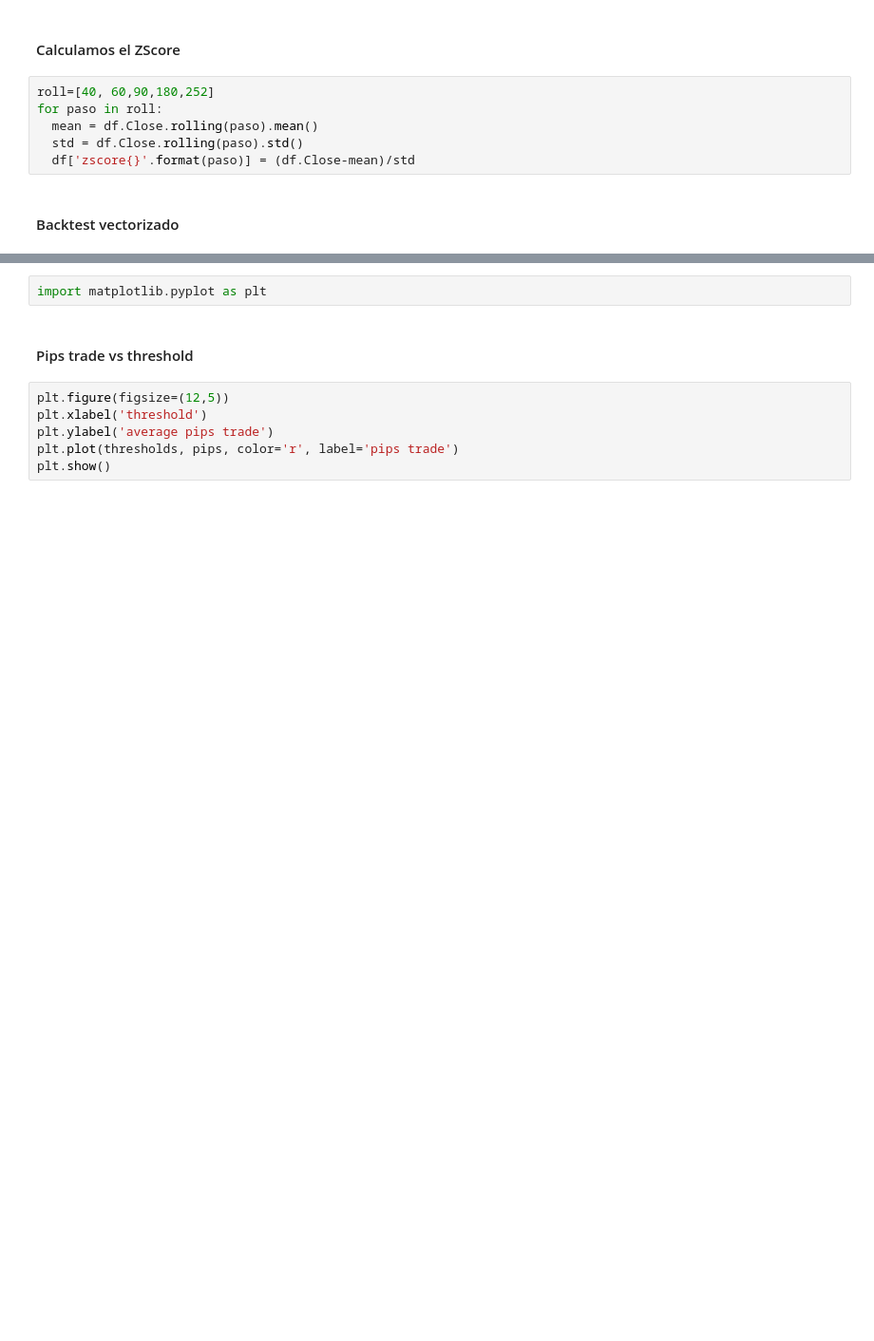
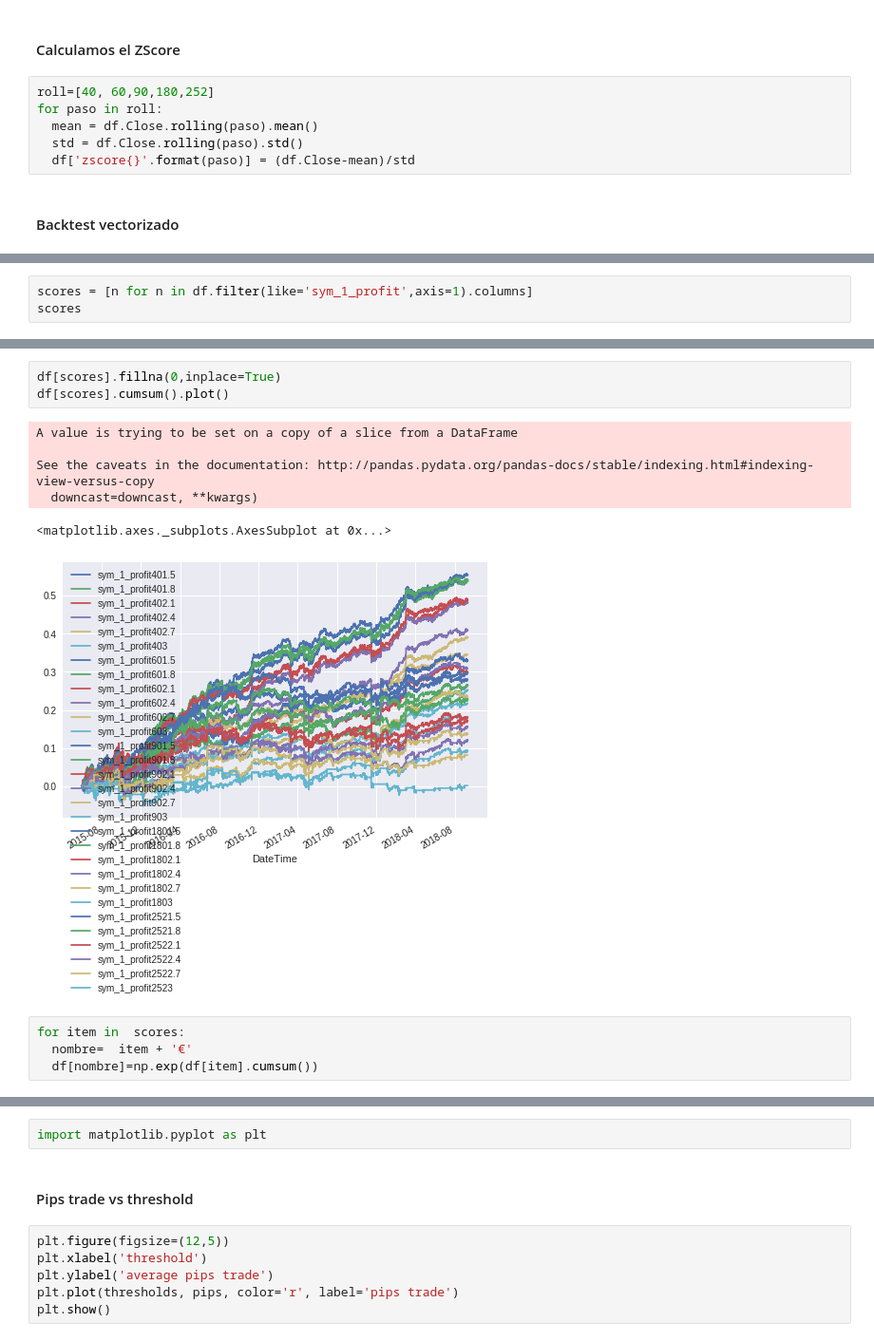
Before and after one commit to eltiotino/darwins, a Jupyter notebook: Basic_mean_reversion_tiotino.ipynb, the cells around one changed output, grey strips where cells are left out. Shown at 95% size. Drawn from its saved outputs; the diff is of its cells as text; blank space fills up the shorter version.

```diff
--- a/Basic_mean_reversion_tiotino.ipynb
+++ b/Basic_mean_reversion_tiotino.ipynb
@@ -79,0 +87,3 @@ KeyError: ignored
+# %%
+scores = [n for n in df.filter(like='sym_1_profit',axis=1).columns]
+scores
@@ -79,0 +108,14 @@ KeyError: ignored
+# %%
+df[scores].fillna(0,inplace=True)
+df[scores].cumsum().plot()
+# %% [output]
+A value is trying to be set on a copy of a slice from a DataFrame
+
+See the caveats in the documentation: http://pandas.pydata.org/pandas-docs/stable/indexing.html#indexing-view-versus-copy
+  downcast=downcast, **kwargs)
+<matplotlib.axes._subplots.AxesSubplot at 0x...>
+[figure, added]
+# %%
+for item in  scores:
+  nombre=  item + '€'
+  df[nombre]=np.exp(df[item].cumsum())
```
Also changed, not shown: parts of 10 cells of this notebook.
